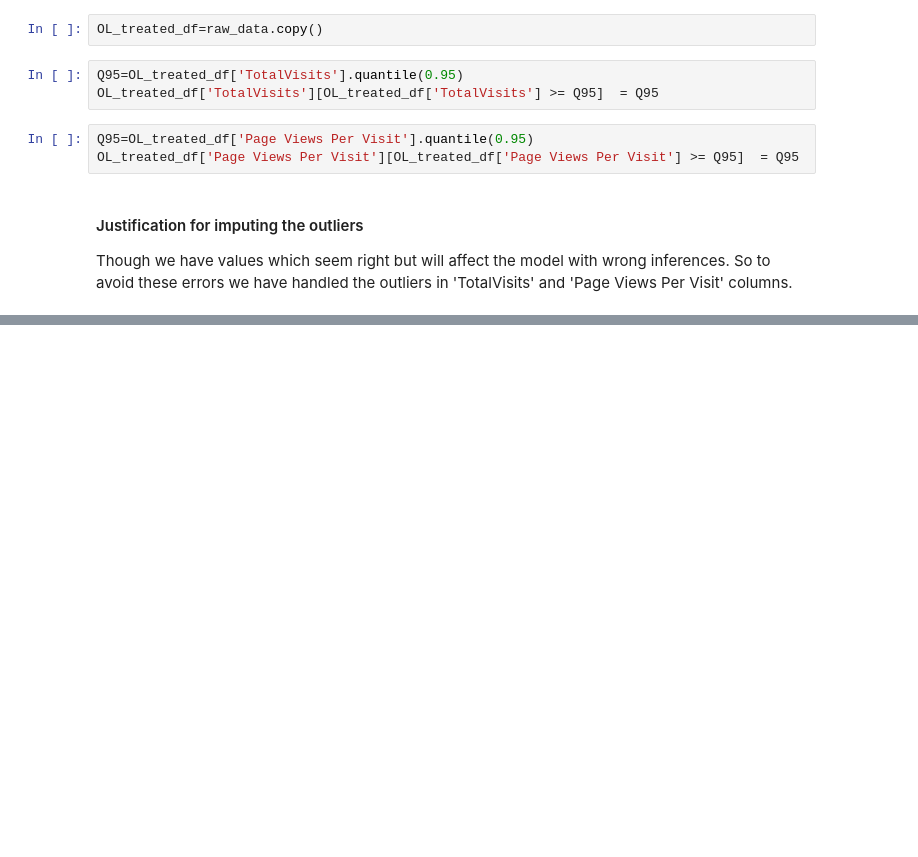
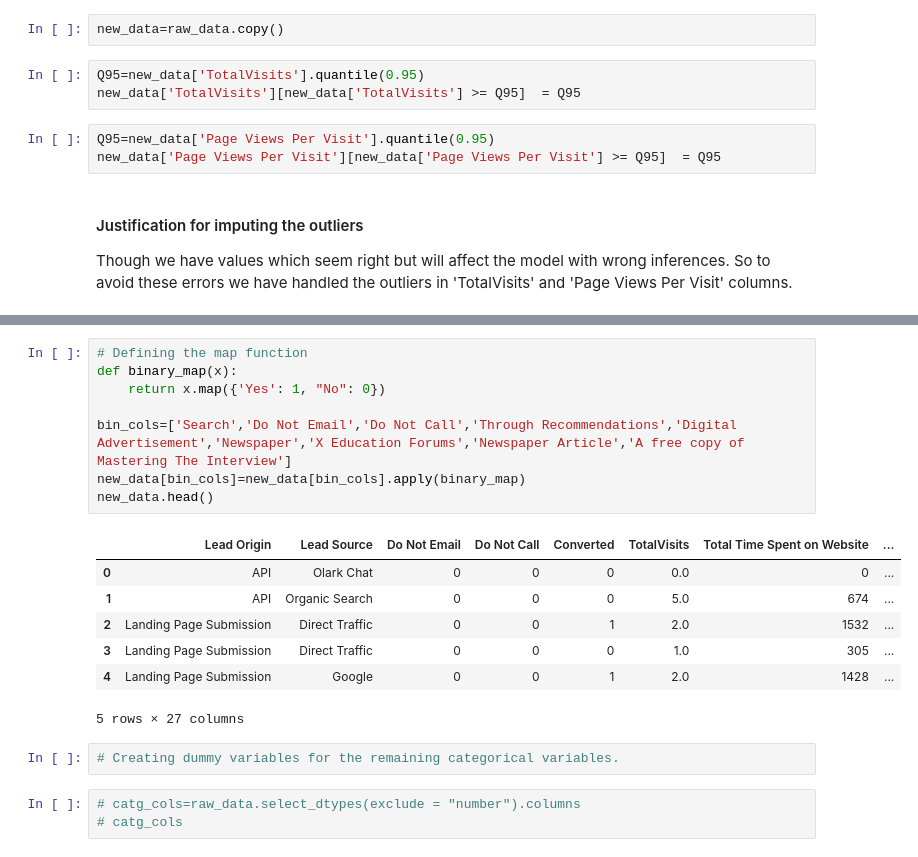
Before and after one commit to tthakur2015/Lead-Scoring-Logistic-Regression-Model, a Jupyter notebook: Case Study Notebook.ipynb, the cells around one changed output, grey strips where cells are left out. Cells and saved outputs as stored; diff of their text form; blank space fills up the shorter version.

Commit message:
created dummy variables

```diff
--- a/Case Study Notebook.ipynb
+++ b/Case Study Notebook.ipynb
@@ -456,13 +463,13 @@ plt.show()
 # %% [output]
 [figure]
 # %%
-OL_treated_df=raw_data.copy()
+new_data=raw_data.copy()
 # %%
-Q95=OL_treated_df['TotalVisits'].quantile(0.95)
-OL_treated_df['TotalVisits'][OL_treated_df['TotalVisits'] >= Q95]  = Q95
+Q95=new_data['TotalVisits'].quantile(0.95)
+new_data['TotalVisits'][new_data['TotalVisits'] >= Q95]  = Q95
 # %%
-Q95=OL_treated_df['Page Views Per Visit'].quantile(0.95)
-OL_treated_df['Page Views Per Visit'][OL_treated_df['Page Views Per Visit'] >= Q95]  = Q95
+Q95=new_data['Page Views Per Visit'].quantile(0.95)
+new_data['Page Views Per Visit'][new_data['Page Views Per Visit'] >= Q95]  = Q95
 # %% [markdown]
 #### Justification for imputing the outliers
 Though we have values which seem right but will affect the model with wrong inferences. So to avoid these errors we have handled the outliers in 'TotalVisits' and 'Page Views Per Visit' columns.
@@ -468,0 +500,21 @@ Though we have values which seem right but will affect the model with wrong infe
+# %%
+# Defining the map function
+def binary_map(x):
+    return x.map({'Yes': 1, "No": 0})
+
+bin_cols=['Search','Do Not Email','Do Not Call','Through Recommendations','Digital Advertisement','Newspaper','X Education Forums','Newspaper Article','A free copy of Mastering The Interview']
+new_data[bin_cols]=new_data[bin_cols].apply(binary_map)
+new_data.head()
+# %% [output]
+|  | Lead Origin | Lead Source | Do Not Email | Do Not Call | Converted | TotalVisits | Total Time Spent on Website | ... |
+| 0 | API | Olark Chat | 0 | 0 | 0 | 0.0 | 0 | ... |
+| 1 | API | Organic Search | 0 | 0 | 0 | 5.0 | 674 | ... |
+| 2 | Landing Page Submission | Direct Traffic | 0 | 0 | 1 | 2.0 | 1532 | ... |
+| 3 | Landing Page Submission | Direct Traffic | 0 | 0 | 0 | 1.0 | 305 | ... |
+| 4 | Landing Page Submission | Google | 0 | 0 | 1 | 2.0 | 1428 | ... |
+5 rows × 27 columns
+# %%
+# Creating dummy variables for the remaining categorical variables.
+# %%
+# catg_cols=raw_data.select_dtypes(exclude = "number").columns
+# catg_cols
```
Also changed, not shown: parts of 8 cells of this notebook.
